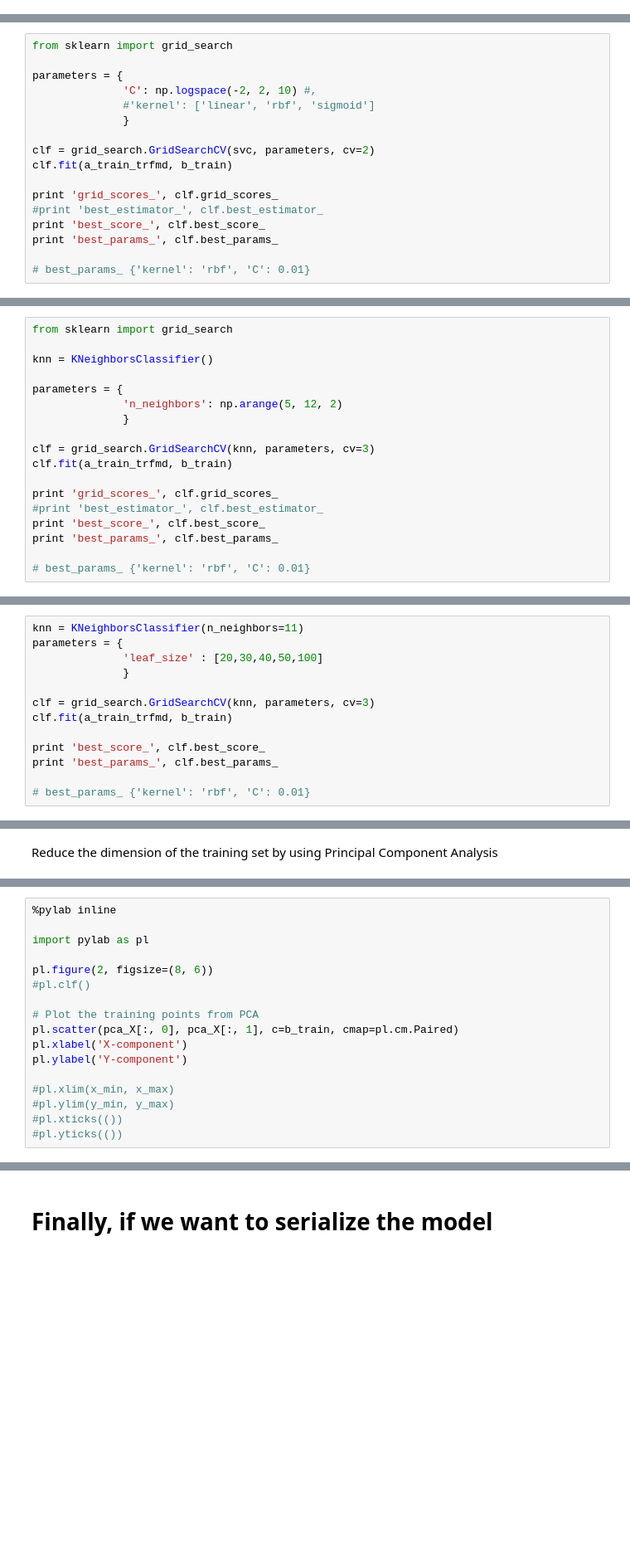
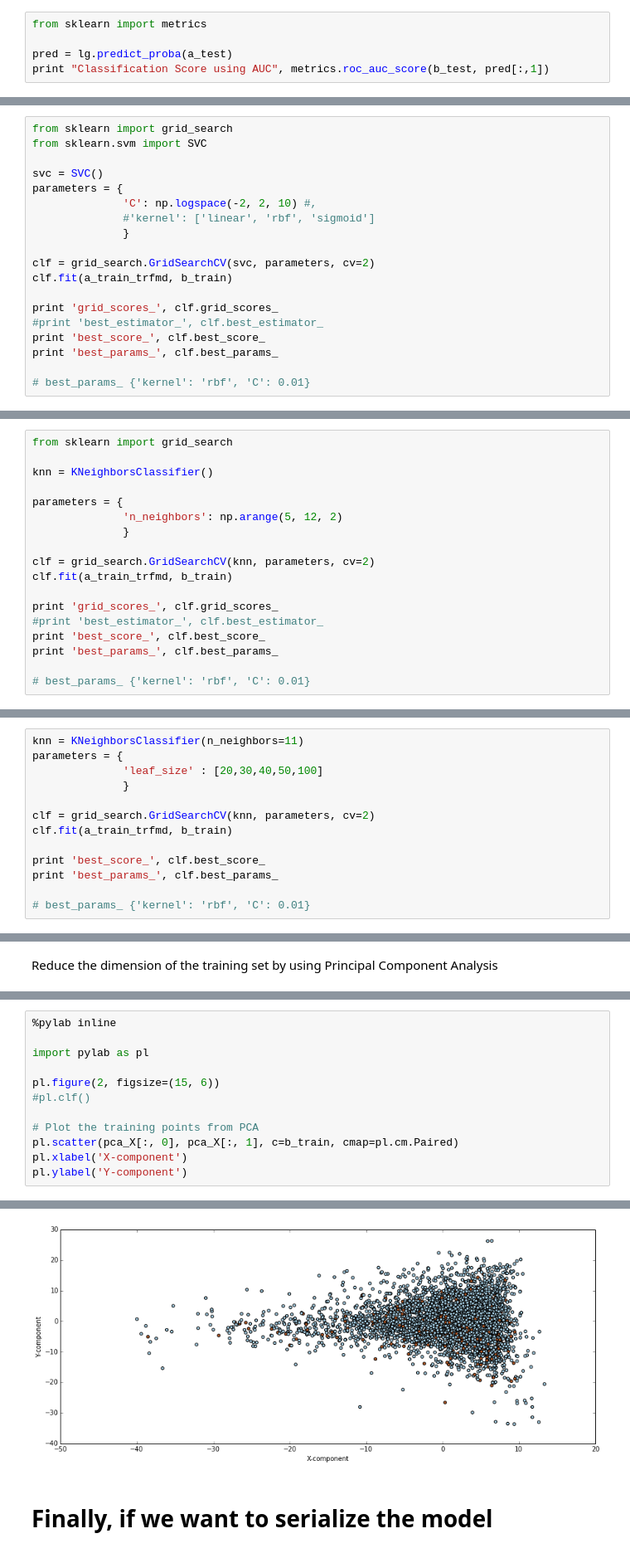
Before and after one commit to parindam/GIDS, a Jupyter notebook: GIDS-demo2.ipynb, the cells around one changed output, grey strips where cells are left out. Shown at 83% size. Cells and saved outputs as stored; diff of their text form; blank space fills up the shorter version.

```diff
--- a/GIDS-demo2.ipynb
+++ b/GIDS-demo2.ipynb
@@ -242,0 +322,5 @@ print "Logistic Regression SCORE:", lg.score(a_test, b_test)
+# %%
+from sklearn import metrics
+
+pred = lg.predict_proba(a_test)
+print "Classification Score using AUC", metrics.roc_auc_score(b_test, pred[:,1])
@@ -340,7 +437,9 @@ Cross Validation
 #### Grid search with SVC
 # %%
 from sklearn import grid_search
+from sklearn.svm import SVC
 
+svc = SVC()
 parameters = {
               'C': np.logspace(-2, 2, 10) #,
               #'kernel': ['linear', 'rbf', 'sigmoid']
@@ -394,7 +486,7 @@ parameters = {
               'n_neighbors': np.arange(5, 12, 2)
               }
 
-clf = grid_search.GridSearchCV(knn, parameters, cv=3)
+clf = grid_search.GridSearchCV(knn, parameters, cv=2)
 clf.fit(a_train_trfmd, b_train)
 
 print 'grid_scores_', clf.grid_scores_
@@ -409,7 +505,7 @@ parameters = {
               'leaf_size' : [20,30,40,50,100]
               }
 
-clf = grid_search.GridSearchCV(knn, parameters, cv=3)
+clf = grid_search.GridSearchCV(knn, parameters, cv=2)
 clf.fit(a_train_trfmd, b_train)
 
 print 'best_score_', clf.best_score_
@@ -440,15 +543,11 @@ pca_X.shape
 
 import pylab as pl
 
-pl.figure(2, figsize=(8, 6))
+pl.figure(2, figsize=(15, 6))
 #pl.clf()
 
 # Plot the training points from PCA
 pl.scatter(pca_X[:, 0], pca_X[:, 1], c=b_train, cmap=pl.cm.Paired)
 pl.xlabel('X-component')
 pl.ylabel('Y-component')
-
-#pl.xlim(x_min, x_max)
-#pl.ylim(y_min, y_max)
-#pl.xticks(())
-#pl.yticks(())
+# %% [output]
@@ -455,3 +556,4 @@ pl.ylabel('Y-component')
+[figure, added]
 # %% [markdown]
 # Finally, if we want to serialize the model
 # %% [markdown]
```
Also changed, not shown: parts of 35 cells of this notebook.
